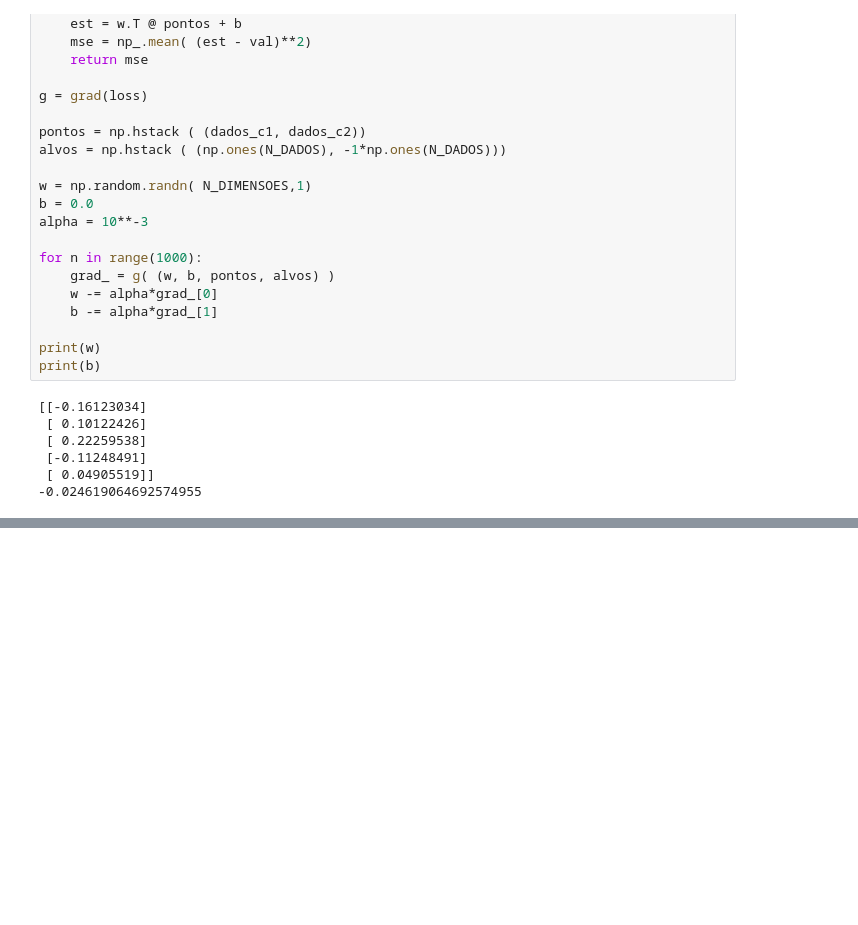
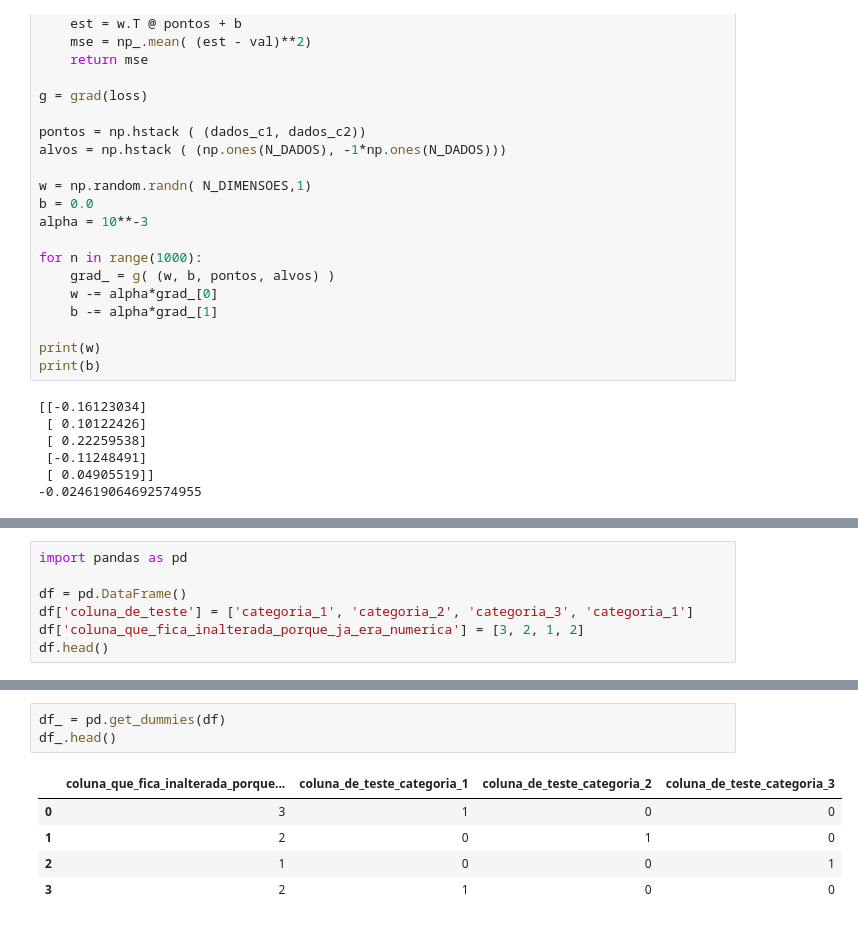
Before and after one commit to tiagoft/alglin, a Jupyter notebook: notebooks/06-regressao_classificacao.ipynb, the cells around one changed output, grey strips where cells are left out. Drawn from its saved outputs; the diff is of its cells as text; blank space fills up the shorter version.

```diff
--- a/notebooks/06-regressao_classificacao.ipynb
+++ b/notebooks/06-regressao_classificacao.ipynb
@@ -781,0 +864,7 @@ joblib.dump((X_train, X_test, y_train, y_test), './dados_classificacao.joblib')
+# %%
+import pandas as pd
+
+df = pd.DataFrame()
+df['coluna_de_teste'] = ['categoria_1', 'categoria_2', 'categoria_3', 'categoria_1']
+df['coluna_que_fica_inalterada_porque_ja_era_numerica'] = [3, 2, 1, 2]
+df.head()
@@ -781,0 +877,9 @@ joblib.dump((X_train, X_test, y_train, y_test), './dados_classificacao.joblib')
+# %%
+df_ = pd.get_dummies(df)
+df_.head()
+# %% [output]
+|  | coluna_que_fica_inalterada_porque... | coluna_de_teste_categoria_1 | coluna_de_teste_categoria_2 | coluna_de_teste_categoria_3 |
+| 0 | 3 | 1 | 0 | 0 |
+| 1 | 2 | 0 | 1 | 0 |
+| 2 | 1 | 0 | 0 | 1 |
+| 3 | 2 | 1 | 0 | 0 |
```
Also changed, not shown: parts of 27 cells of this notebook, 3 other files.
